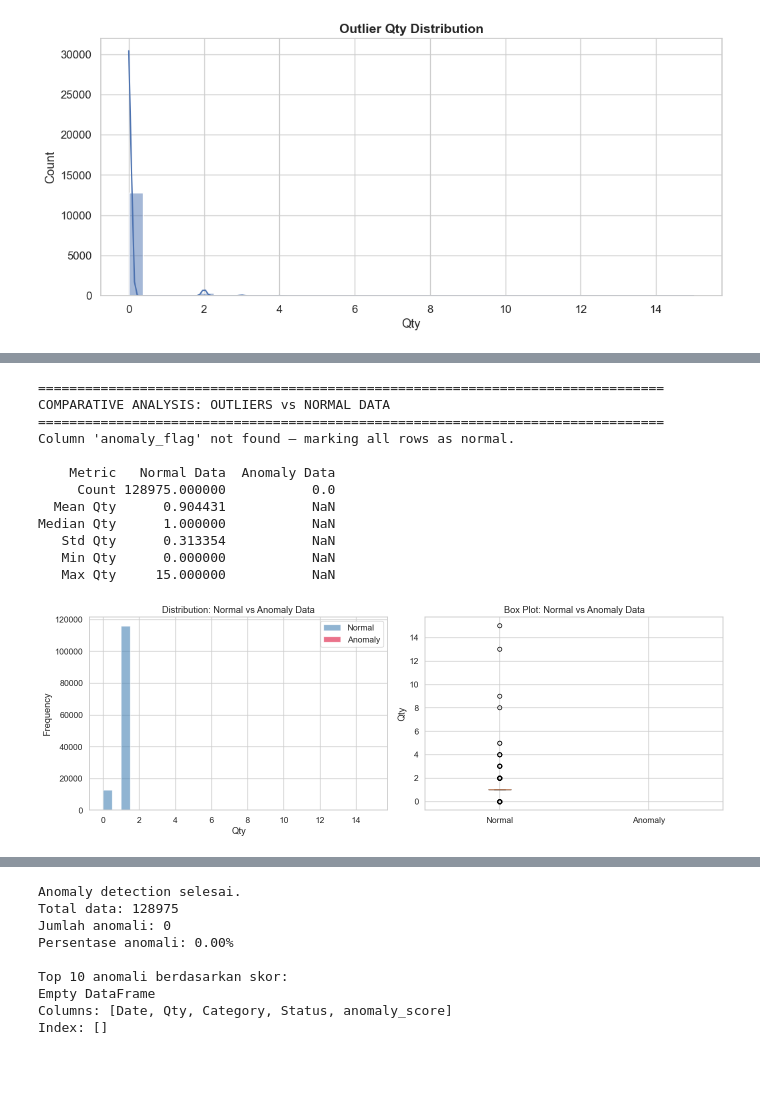
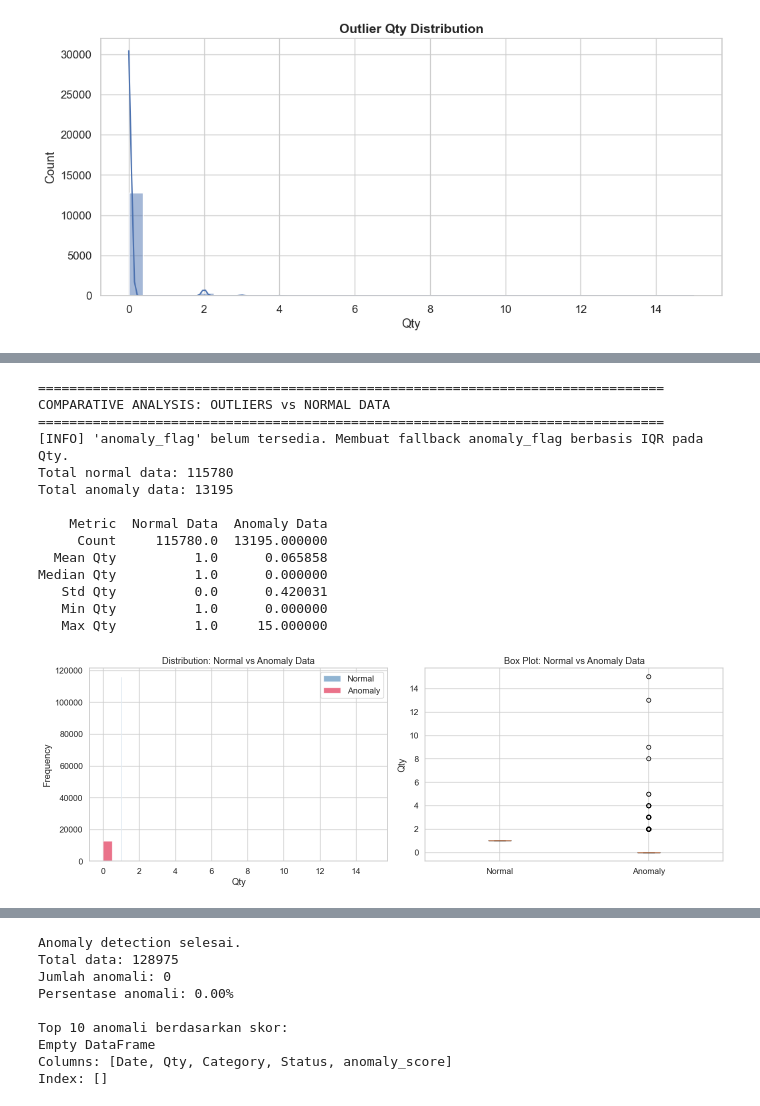
Before and after one commit to ProfDARA/Eksperimen_SML_DanangAgungRestuAJi, a Jupyter notebook: preprocessing/Eksperimen_DanangAgungRestuAji.ipynb, the cells around one changed output, grey strips where cells are left out. Saved outputs shown, nothing was run; the diff lists cells and outputs as text; code cells hidden in the pictures; blank space fills up the shorter version.

```diff
--- a/preprocessing/Eksperimen_DanangAgungRestuAji.ipynb
+++ b/preprocessing/Eksperimen_DanangAgungRestuAji.ipynb
@@ -699,15 +642,35 @@ print("=" * 80)
 print("COMPARATIVE ANALYSIS: OUTLIERS vs NORMAL DATA")
 print("=" * 80)
 
-# Separate normal and outlier data
+# Validate required columns first
+required_cols = ['Qty', 'Category', 'B2B']
+missing_cols = [col for col in required_cols if col not in df.columns]
+if missing_cols:
+    raise KeyError(f"Kolom wajib tidak ditemukan: {missing_cols}")
+
+# If anomaly_flag is not available yet, create a fallback flag using IQR on Qty
 if 'anomaly_flag' not in df.columns:
-    print("Column 'anomaly_flag' not found — marking all rows as normal.")
-    df['anomaly_flag'] = 0
-else:
-    df['anomaly_flag'] = pd.to_numeric(df['anomaly_flag'], errors='coerce').fillna(0).astype(int)
+    print("[INFO] 'anomaly_flag' belum tersedia. Membuat fallback anomaly_flag berbasis IQR pada Qty.")
+    qty_numeric = pd.to_numeric(df['Qty'], errors='coerce')
+    q1 = qty_numeric.quantile(0.25)
+    q3 = qty_numeric.quantile(0.75)
+    iqr = q3 - q1
+    lower_bound = q1 - 1.5 * iqr
+    upper_bound = q3 + 1.5 * iqr
+    df['anomaly_flag'] = ((qty_numeric < lower_bound) | (qty_numeric > upper_bound)).astype(int)
+
+df['anomaly_flag'] = (
+    pd.to_numeric(df['anomaly_flag'], errors='coerce')
+    .fillna(0)
+    .astype(int)
+    .clip(0, 1)
+)
 
 normal_data = df[df['anomaly_flag'] == 0]
 anomaly_data_filtered = df[df['anomaly_flag'] == 1]
+
+print(f"Total normal data: {len(normal_data)}")
+print(f"Total anomaly data: {len(anomaly_data_filtered)}")
 
 # Compare statistics
 comparison_stats = pd.DataFrame({
@@ -736,47 +699,66 @@ print("\n" + comparison_stats.to_string(index=False))
 fig, axes = plt.subplots(1, 2, figsize=(14, 5))
 
 # Histogram comparison
 axes[0].hist(normal_data['Qty'].dropna(), bins=30, alpha=0.6, label='Normal', color='steelblue')
-axes[0].hist(anomaly_data_filtered['Qty'].dropna(), bins=30, alpha=0.6, label='Anomaly', color='crimson')
+if not anomaly_data_filtered.empty:
+    axes[0].hist(
+        anomaly_data_filtered['Qty'].dropna(),
+        bins=30,
+        alpha=0.6,
+        label='Anomaly',
+        color='crimson'
+    )
 axes[0].set_xlabel('Qty')
 axes[0].set_ylabel('Frequency')
 axes[0].set_title('Distribution: Normal vs Anomaly Data')
 axes[0].legend()
 
 # Box plot comparison
-box_data = [normal_data['Qty'].dropna(), anomaly_data_filtered['Qty'].dropna()]
-axes[1].boxplot(box_data, labels=['Normal', 'Anomaly'])
+box_data = [normal_data['Qty'].dropna()]
+box_labels = ['Normal']
+if not anomaly_data_filtered.empty:
+    box_data.append(anomaly_data_filtered['Qty'].dropna())
+    box_labels.append('Anomaly')
+axes[1].boxplot(box_data, tick_labels=box_labels)
 axes[1].set_ylabel('Qty')
 axes[1].set_title('Box Plot: Normal vs Anomaly Data')
 
 plt.tight_layout()
 plt.show()
 
 # Category distribution in anomalies
 print("\n" + "=" * 80)
 print("CATEGORY DISTRIBUTION IN ANOMALIES")
 print("=" * 80)
-print(anomaly_data_filtered['Category'].value_counts())
+if anomaly_data_filtered.empty:
+    print("Tidak ada data anomaly untuk dianalisis.")
+else:
+    print(anomaly_data_filtered['Category'].value_counts())
 
 # B2B analysis in anomalies
 print("\n" + "=" * 80)
 print("B2B vs NON-B2B IN ANOMALIES")
 print("=" * 80)
-print(anomaly_data_filtered['B2B'].value_counts())
+if anomaly_data_filtered.empty:
+    print("Tidak ada data anomaly untuk dianalisis.")
+else:
+    print(anomaly_data_filtered['B2B'].value_counts())
 # %% [output]
 ================================================================================
 COMPARATIVE ANALYSIS: OUTLIERS vs NORMAL DATA
 ================================================================================
-Column 'anomaly_flag' not found — marking all rows as normal.
+[INFO] 'anomaly_flag' belum tersedia. Membuat fallback anomaly_flag berbasis IQR pada Qty.
+Total normal data: 115780
+Total anomaly data: 13195
 
-    Metric   Normal Data  Anomaly Data
-     Count 128975.000000           0.0
-  Mean Qty      0.904431           NaN
-Median Qty      1.000000           NaN
-   Std Qty      0.313354           NaN
-   Min Qty      0.000000           NaN
-   Max Qty     15.000000           NaN
+    Metric  Normal Data  Anomaly Data
+     Count     115780.0  13195.000000
+  Mean Qty          1.0      0.065858
+Median Qty          1.0      0.000000
+   Std Qty          0.0      0.420031
+   Min Qty          1.0      0.000000
+   Max Qty          1.0     15.000000
-[figure, old version]
+[figure, new version]
 ================================================================================
 CATEGORY DISTRIBUTION IN ANOMALIES
 ================================================================================
```
Also changed, not shown: parts of 27 cells of this notebook, 13 other files.
